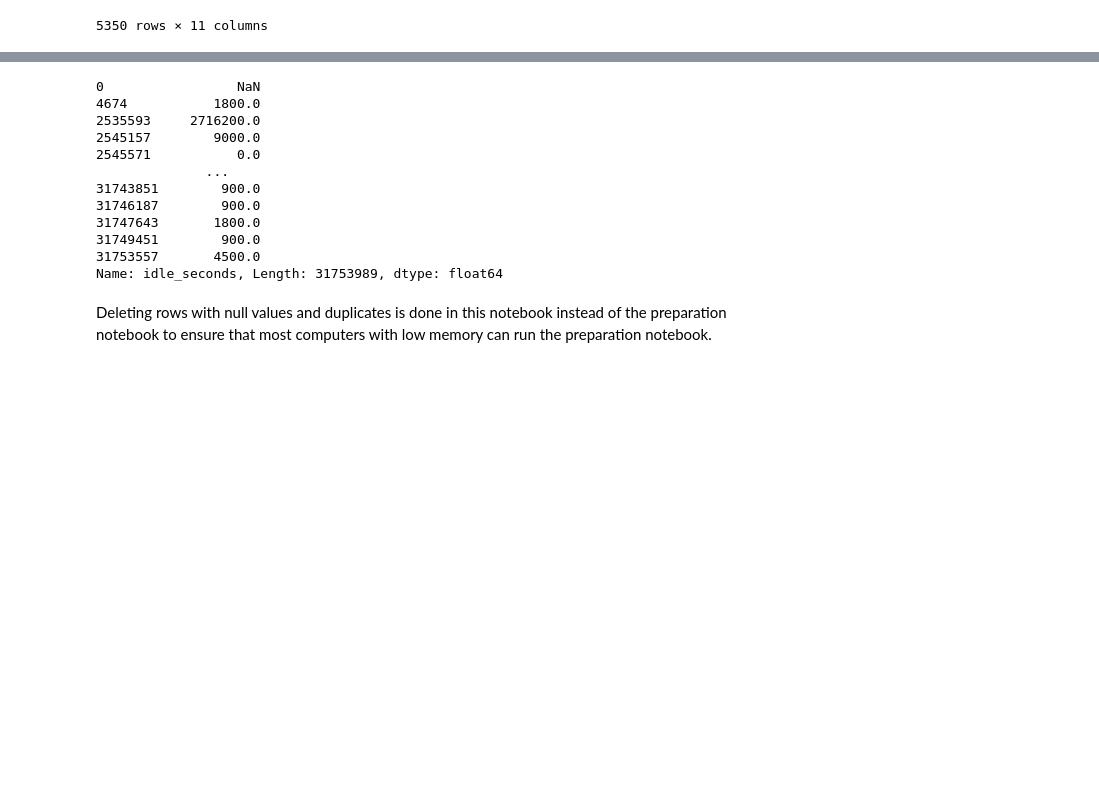
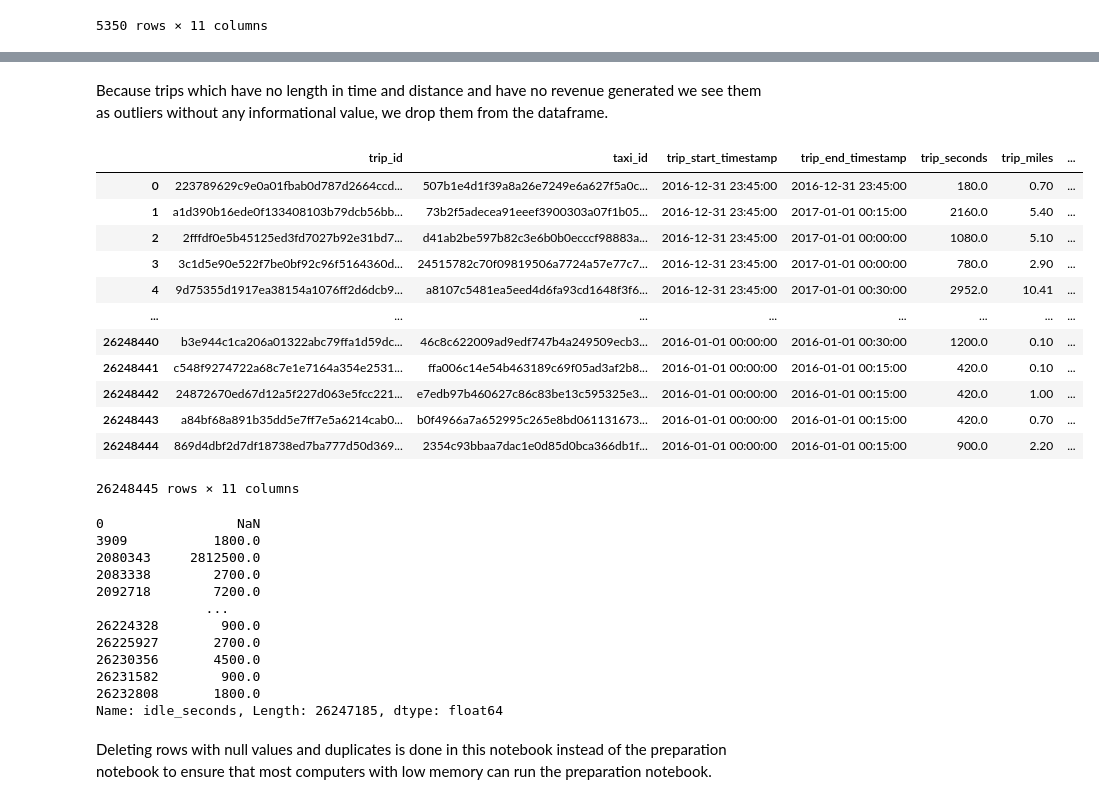
Before and after one commit to yassinehammou27/AAA_intentionally_blank, a Jupyter notebook: preprocess.ipynb, the cells around one changed output, grey strips where cells are left out. Saved outputs shown, nothing was run; the diff lists cells and outputs as text; code cells hidden in the pictures; blank space fills up the shorter version.

```diff
--- a/preprocess.ipynb
+++ b/preprocess.ipynb
@@ -85,3 +98,23 @@ taxi_df[taxi_df["trip_end_timestamp"].isnull() | taxi_df["trip_start_timestamp"]
+# %% [markdown]
+Because trips which have no length in time and distance and have no revenue generated we see them as outliers without any informational value, we drop them from the dataframe.
+# %%
+taxi_df = taxi_df[(taxi_df['trip_seconds'] > 0) & (taxi_df['trip_miles'] > 0) & (taxi_df['trip_total'] > 0)]
+taxi_df.reset_index(drop=True, inplace=True)
+taxi_df
+# %% [output]
+|  | trip_id | taxi_id | trip_start_timestamp | trip_end_timestamp | trip_seconds | trip_miles | ... |
+| 0 | 223789629c9e0a01fbab0d787d2664ccd... | 507b1e4d1f39a8a26e7249e6a627f5a0c... | 2016-12-31 23:45:00 | 2016-12-31 23:45:00 | 180.0 | 0.70 | ... |
+| 1 | a1d390b16ede0f133408103b79dcb56bb... | 73b2f5adecea91eeef3900303a07f1b05... | 2016-12-31 23:45:00 | 2017-01-01 00:15:00 | 2160.0 | 5.40 | ... |
+| 2 | 2fffdf0e5b45125ed3fd7027b92e31bd7... | d41ab2be597b82c3e6b0b0ecccf98883a... | 2016-12-31 23:45:00 | 2017-01-01 00:00:00 | 1080.0 | 5.10 | ... |
+| 3 | 3c1d5e90e522f7be0bf92c96f5164360d... | 24515782c70f09819506a7724a57e77c7... | 2016-12-31 23:45:00 | 2017-01-01 00:00:00 | 780.0 | 2.90 | ... |
+| 4 | 9d75355d1917ea38154a1076ff2d6dcb9... | a8107c5481ea5eed4d6fa93cd1648f3f6... | 2016-12-31 23:45:00 | 2017-01-01 00:30:00 | 2952.0 | 10.41 | ... |
+| ... | ... | ... | ... | ... | ... | ... | ... |
+| 26248440 | b3e944c1ca206a01322abc79ffa1d59dc... | 46c8c622009ad9edf747b4a249509ecb3... | 2016-01-01 00:00:00 | 2016-01-01 00:30:00 | 1200.0 | 0.10 | ... |
+| 26248441 | c548f9274722a68c7e1e7164a354e2531... | ffa006c14e54b463189c69f05ad3af2b8... | 2016-01-01 00:00:00 | 2016-01-01 00:15:00 | 420.0 | 0.10 | ... |
+| 26248442 | 24872670ed67d12a5f227d063e5fcc221... | e7edb97b460627c86c83be13c595325e3... | 2016-01-01 00:00:00 | 2016-01-01 00:15:00 | 420.0 | 1.00 | ... |
+| 26248443 | a84bf68a891b35dd5e7ff7e5a6214cab0... | b0f4966a7a652995c265e8bd061131673... | 2016-01-01 00:00:00 | 2016-01-01 00:15:00 | 420.0 | 0.70 | ... |
+| 26248444 | 869d4dbf2d7df18738ed7ba777d50d369... | 2354c93bbaa7dac1e0d85d0bca366db1f... | 2016-01-01 00:00:00 | 2016-01-01 00:15:00 | 900.0 | 2.20 | ... |
+26248445 rows × 11 columns
 # %%
 taxi_df.dropna(subset=['trip_end_timestamp', 'trip_start_timestamp', 'taxi_id'], axis=0, inplace=True)
 # %%
@@ -105,17 +138,17 @@ taxi_df.set_index([taxi_df.index.get_level_values(1)], inplace=True)
 idle_seconds
 # %% [output]
 0                 NaN
-4674           1800.0
-2535593     2716200.0
-2545157        9000.0
-2545571           0.0
+3909           1800.0
+2080343     2812500.0
+2083338        2700.0
+2092718        7200.0
               ...
-31743851        900.0
-31746187        900.0
-31747643       1800.0
-31749451        900.0
-31753557       4500.0
-Name: idle_seconds, Length: 31753989, dtype: float64
+26224328        900.0
+26225927       2700.0
+26230356       4500.0
+26231582        900.0
+26232808       1800.0
+Name: idle_seconds, Length: 26247185, dtype: float64
 # %%
 taxi_df = taxi_df.merge(idle_seconds, left_index=True, right_index=True, how='left')
 # %% [markdown]
```
Also changed, not shown: parts of 5 cells of this notebook, 1 other file.
